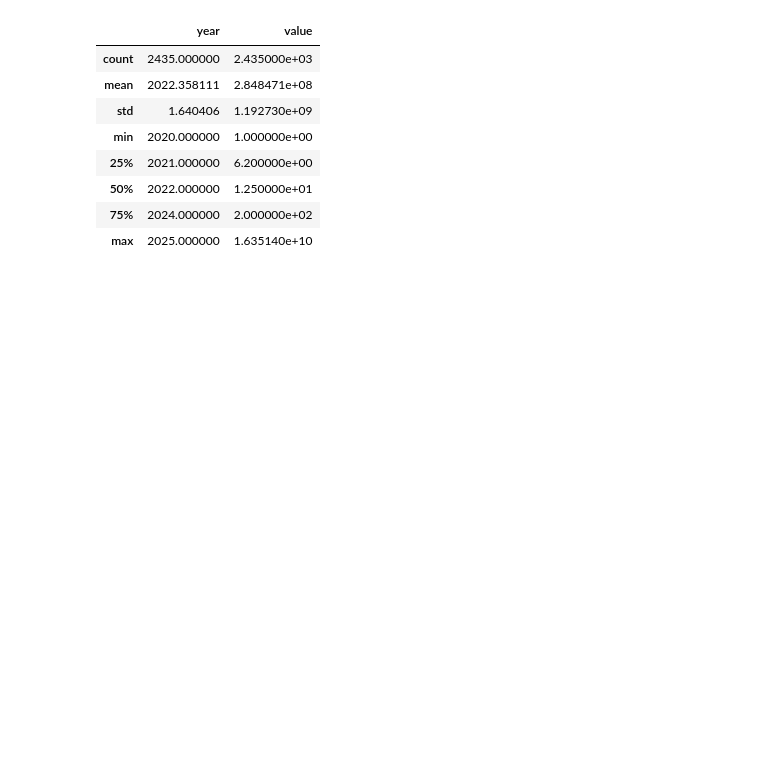
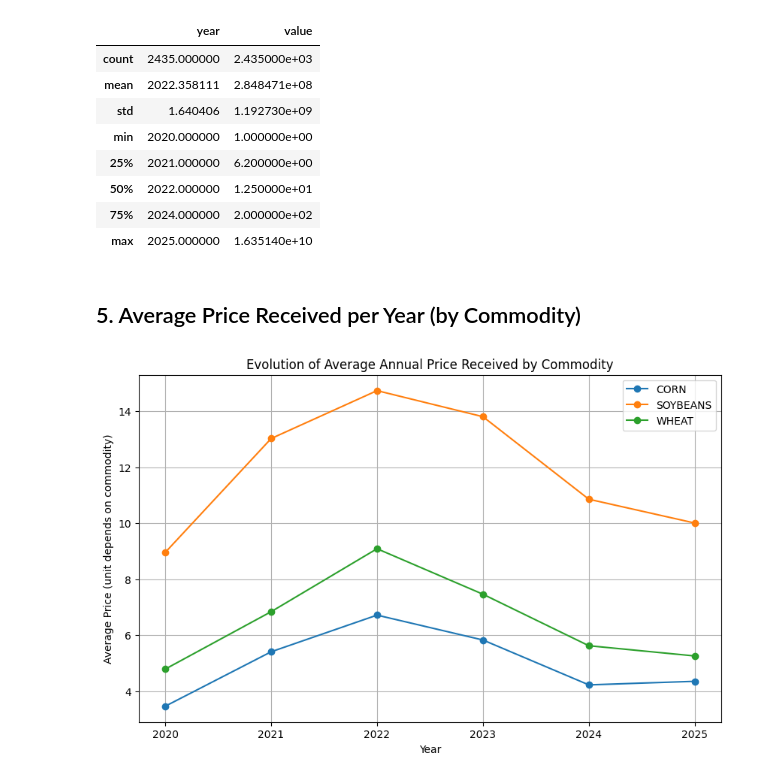
Before and after one commit to emapernice/usda-etl-pipeline, a Jupyter notebook: notebooks/usda_eda_notebook.ipynb, the cells around one changed output. Drawn from its saved outputs; the diff is of its cells as text; code cells hidden in the pictures; blank space fills up the shorter version.

Commit message:
Add new price and production analysis charts to the notebook

```diff
--- a/notebooks/usda_eda_notebook.ipynb
+++ b/notebooks/usda_eda_notebook.ipynb
@@ -54,3 +54,27 @@ df.describe()
 | 50% | 2022.000000 | 1.250000e+01 |
 | 75% | 2024.000000 | 2.000000e+02 |
 | max | 2025.000000 | 1.635140e+10 |
+# %% [markdown]
+## 5. Average Price Received per Year (by Commodity)
+# %%
+price_df = df[df["statisticcat_desc"] == "PRICE RECEIVED"]
+
+avg_price = (
+    price_df.groupby(["year", "commodity_desc"])["value"]
+    .mean()
+    .reset_index()
+)
+
+plt.figure(figsize=(10, 6))
+for commodity in avg_price["commodity_desc"].unique():
+    subset = avg_price[avg_price["commodity_desc"] == commodity]
+    plt.plot(subset["year"], subset["value"], marker="o", label=commodity)
+
+plt.title("Evolution of Average Annual Price Received by Commodity")
+plt.xlabel("Year")
+plt.ylabel("Average Price (unit depends on commodity)")
+plt.legend()
+plt.grid(True)
+plt.show()
+# %% [output]
+[figure, added]
```
Also changed, not shown: parts of 7 cells of this notebook.
